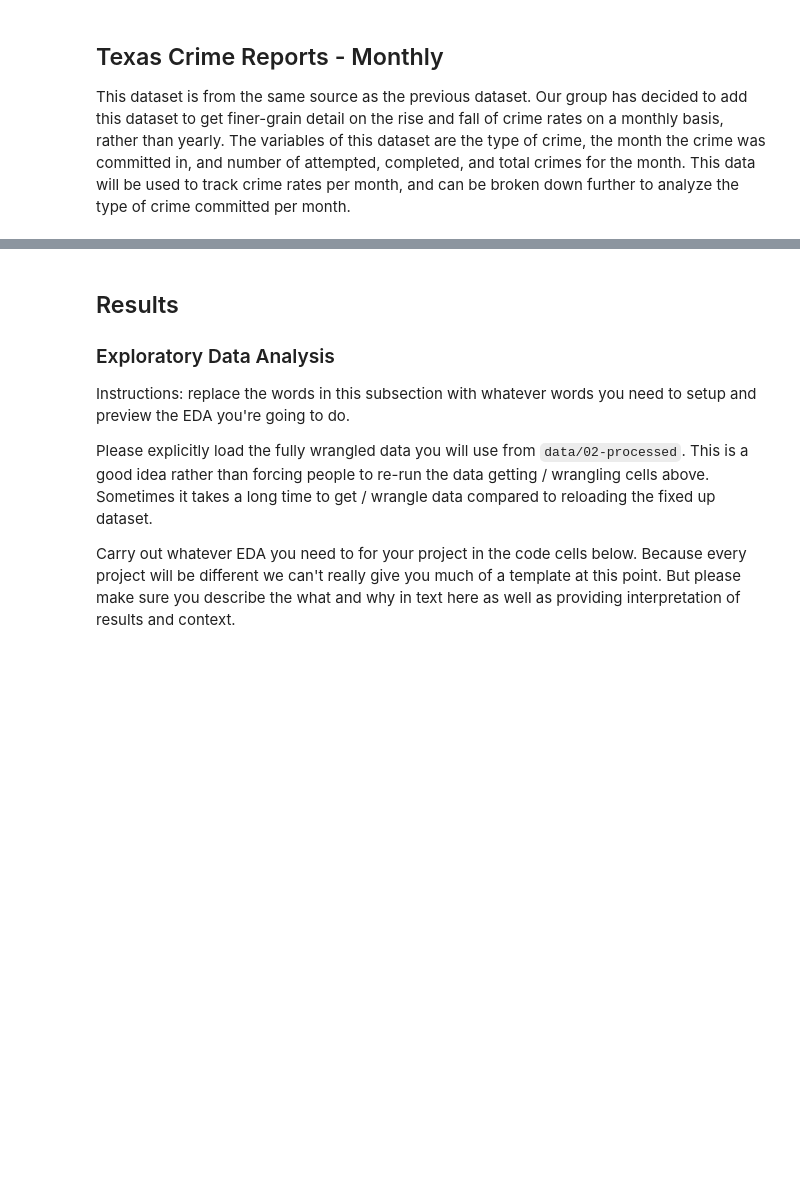
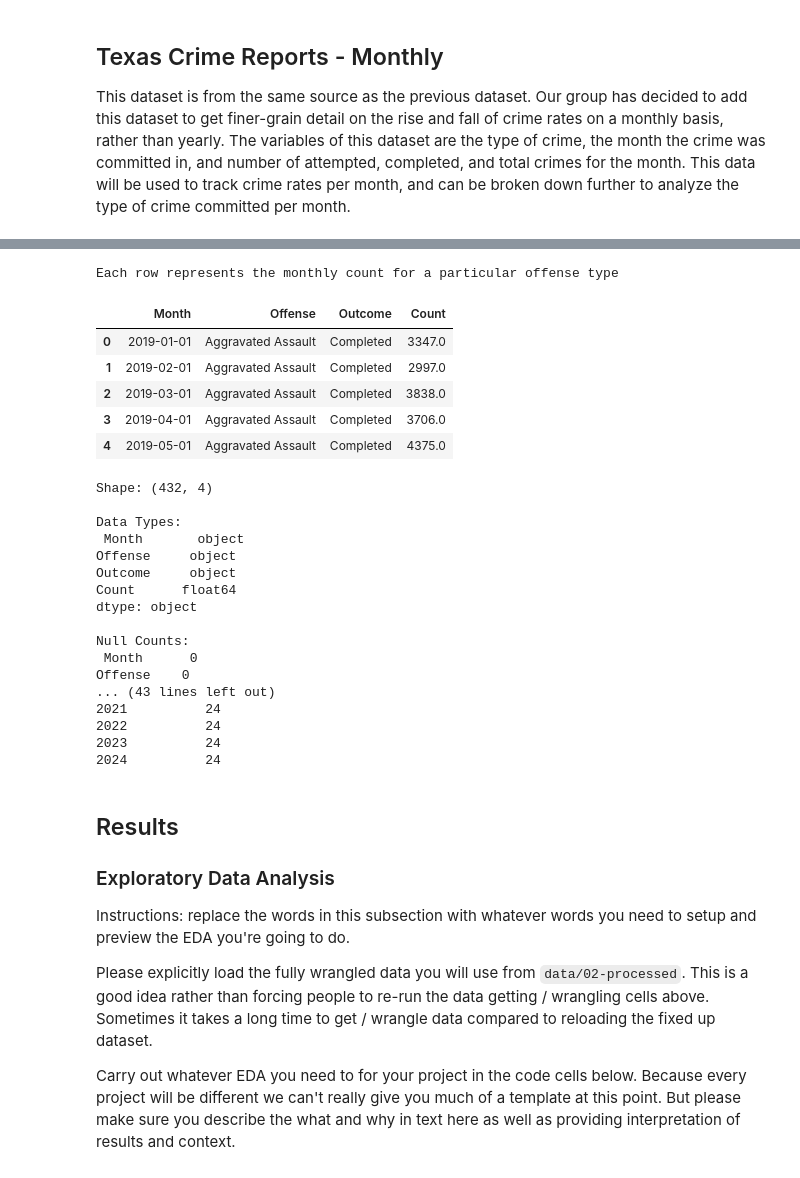
Before and after one commit to dylnwin/Group117_WI26, a Jupyter notebook: 02-EDACheckpoint.ipynb, the cells around one changed output, grey strips where cells are left out. Cells and saved outputs as stored; diff of their text form; code cells hidden in the pictures; blank space fills up the shorter version.

```diff
--- a/02-EDACheckpoint.ipynb
+++ b/02-EDACheckpoint.ipynb
@@ -508,3 +474,61 @@ tidy_crime_df.to_csv(output_path, index=False)
+# %%
+# Reload the saved clean crime data
+texas_offenses_all_monthly = pd.read_csv('data/02-processed/texas_offenses_monthly_clean.csv')
+print('\nEach row represents the monthly count for a particular offense type\n')
+display(texas_offenses_all_monthly.head())
+
+
+print("Shape:", texas_offenses_all_monthly.shape)
+print("\nData Types:\n", texas_offenses_all_monthly.dtypes)
+print("\nNull Counts:\n", texas_offenses_all_monthly.isnull().sum())
+print("\nNull Proportions:\n", texas_offenses_all_monthly.isnull().mean().round(4))
+texas_offenses_all_monthly['Month'] = pd.to_datetime(texas_offenses_all_monthly['Month'])
+
+offenses_by_year = texas_offenses_all_monthly.groupby(
+    texas_offenses_all_monthly['Month'].dt.year
+)['Count'].sum()
+
+offenses_by_year.index.name = 'Year'
+
+print("\nOffenses by Year:\n", offenses_by_year)
+
+print("\nOffense Type Breakdown:\n",
+      texas_offenses_all_monthly['Offense'].value_counts())
+
+offense_by_year = pd.crosstab(
+    texas_offenses_all_monthly['Month'].dt.year,
+    texas_offenses_all_monthly['Offense']
+)
+
+offense_by_year.index.name = 'Year'
+
+print("\nOffense Type by Year:")
+print(offense_by_year)
+# %% [output]
+Each row represents the monthly count for a particular offense type
+|  | Month | Offense | Outcome | Count |
+| 0 | 2019-01-01 | Aggravated Assault | Completed | 3347.0 |
+| 1 | 2019-02-01 | Aggravated Assault | Completed | 2997.0 |
+| 2 | 2019-03-01 | Aggravated Assault | Completed | 3838.0 |
+| 3 | 2019-04-01 | Aggravated Assault | Completed | 3706.0 |
+| 4 | 2019-05-01 | Aggravated Assault | Completed | 4375.0 |
+Shape: (432, 4)
+
+Data Types:
+ Month       object
+Offense     object
+Outcome     object
+Count      float64
+dtype: object
+
+Null Counts:
+ Month      0
+Offense    0
+... (43 lines left out)
+2021          24
+2022          24
+2023          24
+2024          24
 # %% [markdown]
 ## Results
 
```
Also changed, not shown: parts of 23 cells of this notebook, 1 other file.
